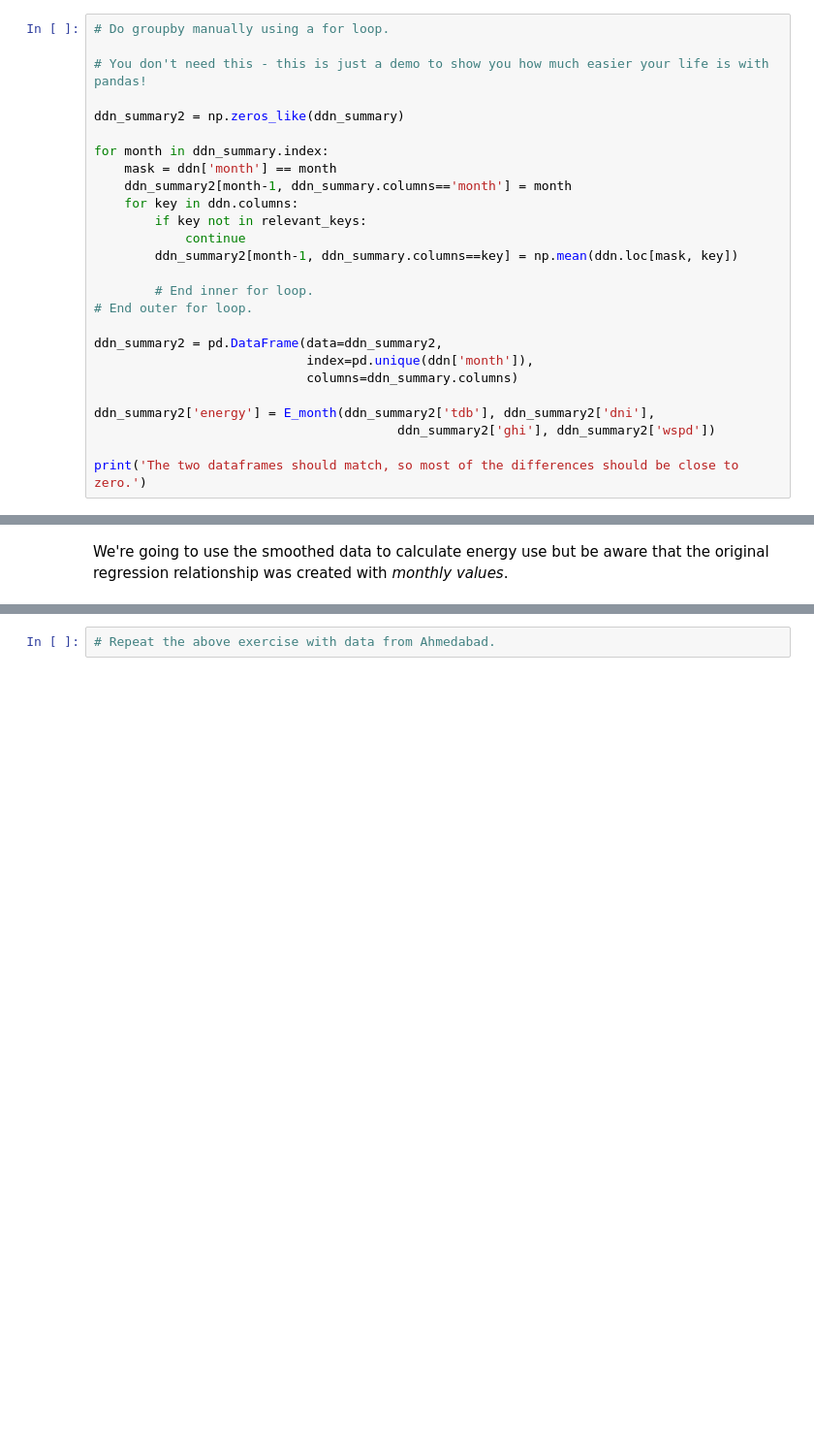
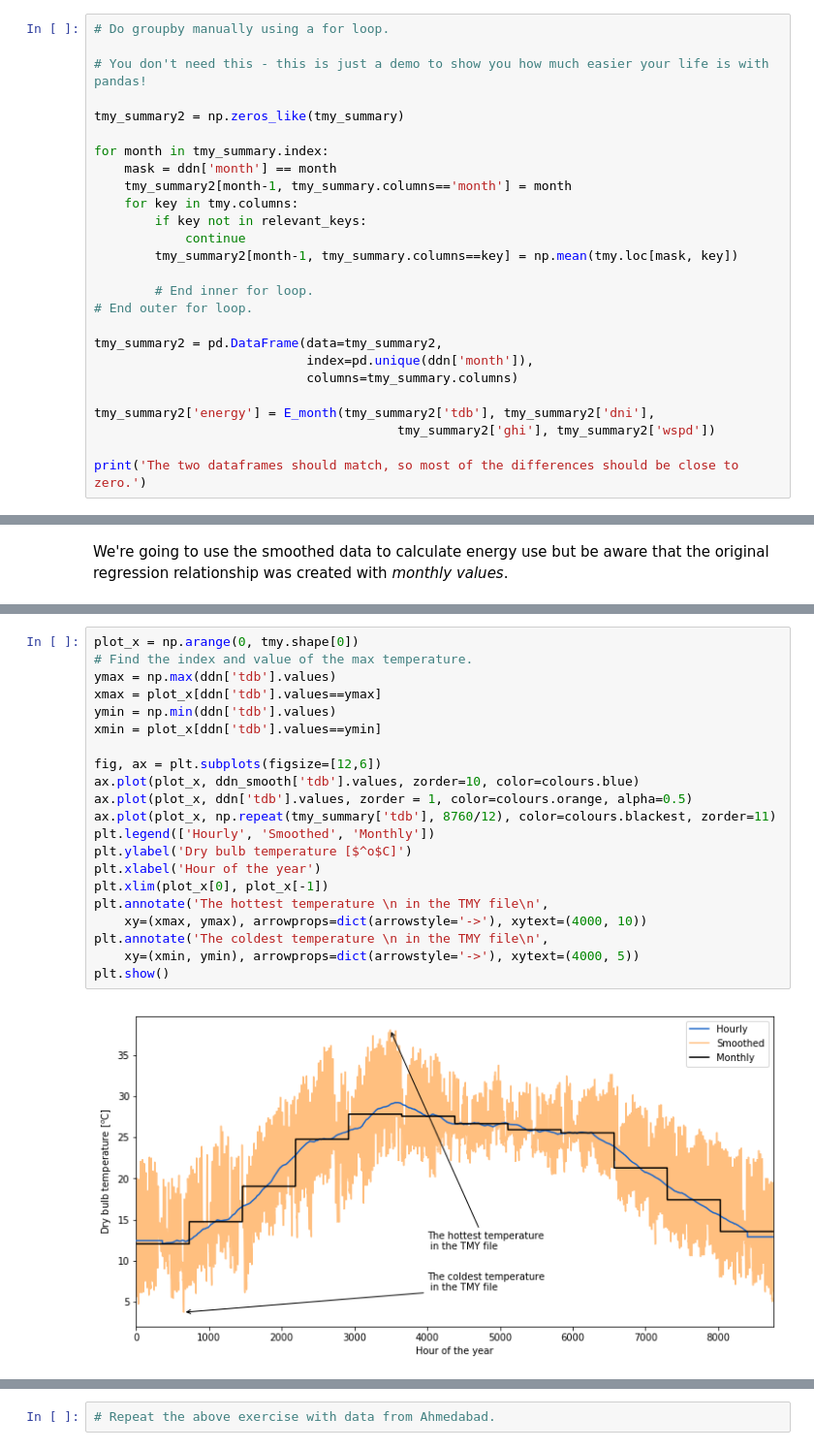
Before and after one commit to paragrastogi/CEPT_Workshop_January2020, a Jupyter notebook: lib/tutorial_v00.ipynb, the cells around one changed output, grey strips where cells are left out. Shown at 97% size. Drawn from its saved outputs; the diff is of its cells as text; blank space fills up the shorter version.

```diff
--- a/lib/tutorial_v00.ipynb
+++ b/lib/tutorial_v00.ipynb
@@ -128,25 +142,25 @@ ddn_summary.head()
 
 # You don't need this - this is just a demo to show you how much easier your life is with pandas!
 
-ddn_summary2 = np.zeros_like(ddn_summary)
+tmy_summary2 = np.zeros_like(tmy_summary)
 
-for month in ddn_summary.index:
+for month in tmy_summary.index:
     mask = ddn['month'] == month
-    ddn_summary2[month-1, ddn_summary.columns=='month'] = month
-    for key in ddn.columns:
+    tmy_summary2[month-1, tmy_summary.columns=='month'] = month
+    for key in tmy.columns:
         if key not in relevant_keys:
             continue
-        ddn_summary2[month-1, ddn_summary.columns==key] = np.mean(ddn.loc[mask, key])
+        tmy_summary2[month-1, tmy_summary.columns==key] = np.mean(tmy.loc[mask, key])
 
         # End inner for loop.
 # End outer for loop.
 
-ddn_summary2 = pd.DataFrame(data=ddn_summary2,
+tmy_summary2 = pd.DataFrame(data=tmy_summary2,
                             index=pd.unique(ddn['month']),
-                            columns=ddn_summary.columns)
+                            columns=tmy_summary.columns)
 
-ddn_summary2['energy'] = E_month(ddn_summary2['tdb'], ddn_summary2['dni'],
-                                        ddn_summary2['ghi'], ddn_summary2['wspd'])
+tmy_summary2['energy'] = E_month(tmy_summary2['tdb'], tmy_summary2['dni'],
+                                        tmy_summary2['ghi'], tmy_summary2['wspd'])
 
 print('The two dataframes should match, so most of the differences should be close to zero.')
 # %% [output]
@@ -198,2 +217,25 @@ ddn_smooth['energy'] = E_smooth(ddn_smooth['tdb'], ddn_smooth['dni'],
                                        ddn_smooth['ghi'], ddn_smooth['wspd'])
+# %%
+plot_x = np.arange(0, tmy.shape[0])
+# Find the index and value of the max temperature.
+ymax = np.max(ddn['tdb'].values)
+xmax = plot_x[ddn['tdb'].values==ymax]
+ymin = np.min(ddn['tdb'].values)
+xmin = plot_x[ddn['tdb'].values==ymin]
+
+fig, ax = plt.subplots(figsize=[12,6])
+ax.plot(plot_x, ddn_smooth['tdb'].values, zorder=10, color=colours.blue)
+ax.plot(plot_x, ddn['tdb'].values, zorder = 1, color=colours.orange, alpha=0.5)
+ax.plot(plot_x, np.repeat(tmy_summary['tdb'], 8760/12), color=colours.blackest, zorder=11)
+plt.legend(['Hourly', 'Smoothed', 'Monthly'])
+plt.ylabel('Dry bulb temperature [$^o$C]')
+plt.xlabel('Hour of the year')
+plt.xlim(plot_x[0], plot_x[-1])
+plt.annotate('The hottest temperature \n in the TMY file\n',
+    xy=(xmax, ymax), arrowprops=dict(arrowstyle='->'), xytext=(4000, 10))
+plt.annotate('The coldest temperature \n in the TMY file\n',
+    xy=(xmin, ymin), arrowprops=dict(arrowstyle='->'), xytext=(4000, 5))
+plt.show()
+# %% [output]
+[figure, added]
 # %%
```
Also changed, not shown: parts of 27 cells of this notebook, 4 other files.
